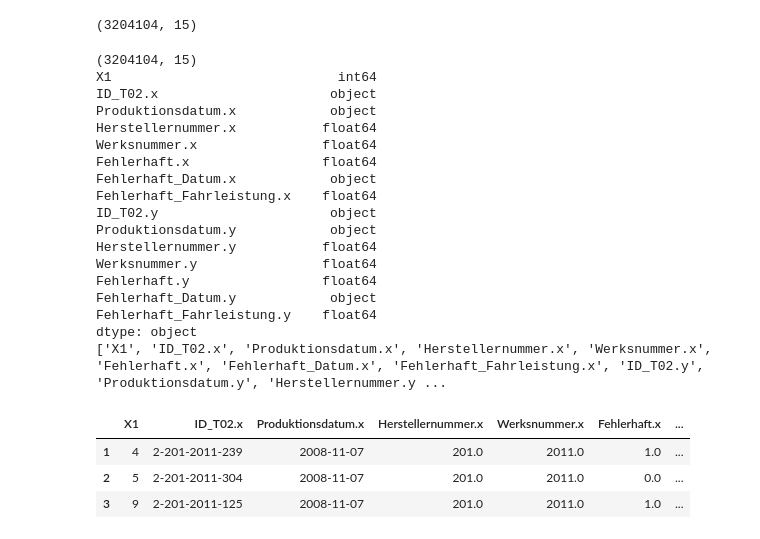
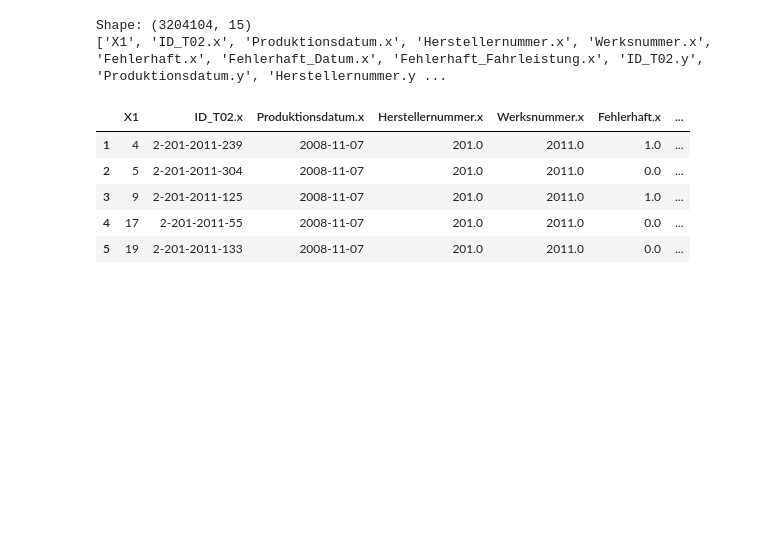
Before and after one commit to mekundur/oem1_emissions_audit-, a Jupyter notebook: SoSe26_Case_Study_Group_16.ipynb, the cells around one changed output. Cells and saved outputs as stored; diff of their text form; code cells hidden in the pictures; blank space fills up the shorter version.

```diff
--- a/SoSe26_Case_Study_Group_16.ipynb
+++ b/SoSe26_Case_Study_Group_16.ipynb
@@ -8,52 +50,29 @@ b'"X1"  "ID_T02.x"  "Produktionsdatum.x"  "Herstellernummer.x"  "Werksnummer.x"
 # %%
-import pandas as pd
+input_file = r".\data\Einzelteil_T02.txt"
+fixed_file = r".\data\Einzelteil_T02_fixed.txt"
 
-input_file = "IDA SoSe26 - Data/Einzelteil/Einzelteil_T02.txt"
-fixed_file = "IDA SoSe26 - Data/Einzelteil/Einzelteil_T02_fixed.txt"
-
-# Convert the unusual row separator (\t) to \n
 with open(input_file, "r", encoding="utf-8") as src, \
      open(fixed_file, "w", encoding="utf-8") as dst:
 
     while chunk := src.read(10_000_000):
         dst.write(chunk.replace("\t", "\n"))
 
-# Now it's a completely normal whitespace-separated file
-df = pd.read_csv(
+df_t02 = pd.read_csv(
     fixed_file,
     sep=r"\s+",
     quotechar='"',
     na_values="NA"
 )
 
-print(df.shape)
+print("Shape:", df_t02.shape)
+print(df_t02.columns.tolist())
+display(df_t02.head())
 # %% [output]
-(3204104, 15)
+Shape: (3204104, 15)
+['X1', 'ID_T02.x', 'Produktionsdatum.x', 'Herstellernummer.x', 'Werksnummer.x', 'Fehlerhaft.x', 'Fehlerhaft_Datum.x', 'Fehlerhaft_Fahrleistung.x', 'ID_T02.y', 'Produktionsdatum.y', 'Herstellernummer.y ...
+|  | X1 | ID_T02.x | Produktionsdatum.x | Herstellernummer.x | Werksnummer.x | Fehlerhaft.x | ... |
+| 1 | 4 | 2-201-2011-239 | 2008-11-07 | 201.0 | 2011.0 | 1.0 | ... |
+| 2 | 5 | 2-201-2011-304 | 2008-11-07 | 201.0 | 2011.0 | 0.0 | ... |
+| 3 | 9 | 2-201-2011-125 | 2008-11-07 | 201.0 | 2011.0 | 1.0 | ... |
+| 4 | 17 | 2-201-2011-55 | 2008-11-07 | 201.0 | 2011.0 | 0.0 | ... |
+| 5 | 19 | 2-201-2011-133 | 2008-11-07 | 201.0 | 2011.0 | 0.0 | ... |
-# %%
-print(df.shape)
-print(df.dtypes)
-print(df.columns.tolist())
-df.head(3)
-# %% [output]
-(3204104, 15)
-X1                             int64
-ID_T02.x                      object
-Produktionsdatum.x            object
-Herstellernummer.x           float64
-Werksnummer.x                float64
-Fehlerhaft.x                 float64
-Fehlerhaft_Datum.x            object
-Fehlerhaft_Fahrleistung.x    float64
-ID_T02.y                      object
-Produktionsdatum.y            object
-Herstellernummer.y           float64
-Werksnummer.y                float64
-Fehlerhaft.y                 float64
-Fehlerhaft_Datum.y            object
-Fehlerhaft_Fahrleistung.y    float64
-dtype: object
-['X1', 'ID_T02.x', 'Produktionsdatum.x', 'Herstellernummer.x', 'Werksnummer.x', 'Fehlerhaft.x', 'Fehlerhaft_Datum.x', 'Fehlerhaft_Fahrleistung.x', 'ID_T02.y', 'Produktionsdatum.y', 'Herstellernummer.y ...
-|  | X1 | ID_T02.x | Produktionsdatum.x | Herstellernummer.x | Werksnummer.x | Fehlerhaft.x | ... |
-| 1 | 4 | 2-201-2011-239 | 2008-11-07 | 201.0 | 2011.0 | 1.0 | ... |
-| 2 | 5 | 2-201-2011-304 | 2008-11-07 | 201.0 | 2011.0 | 0.0 | ... |
-| 3 | 9 | 2-201-2011-125 | 2008-11-07 | 201.0 | 2011.0 | 1.0 | ... |
```
Also changed, not shown: parts of 29 cells of this notebook, 2 other files.
